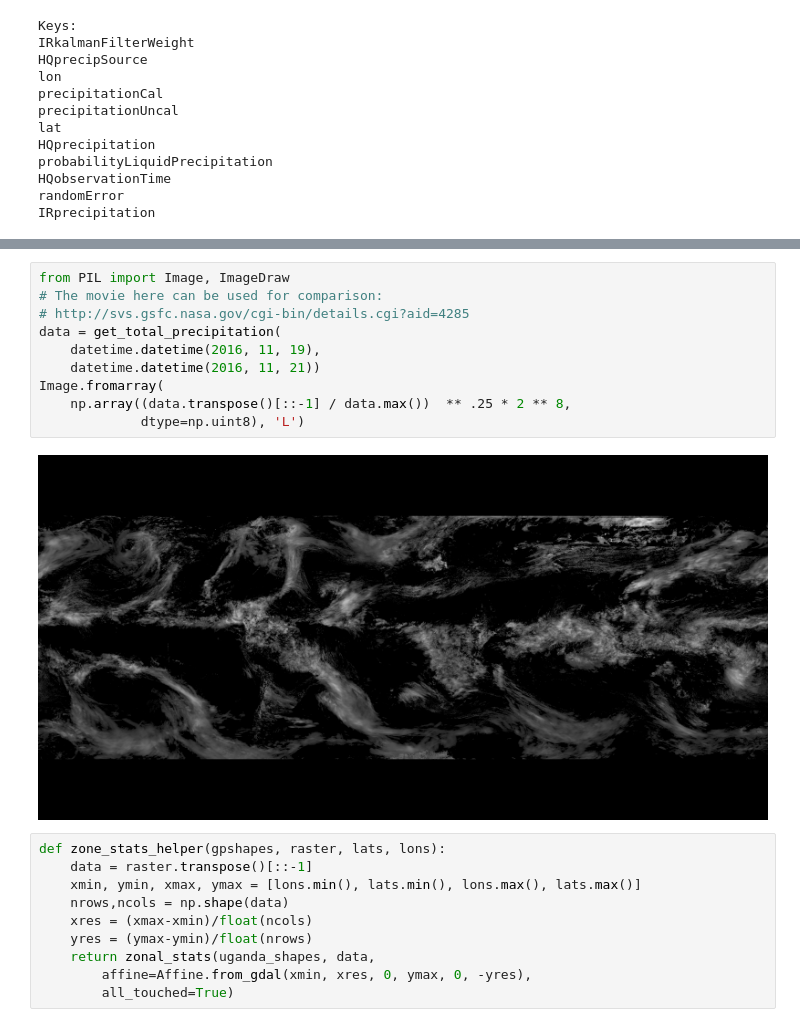
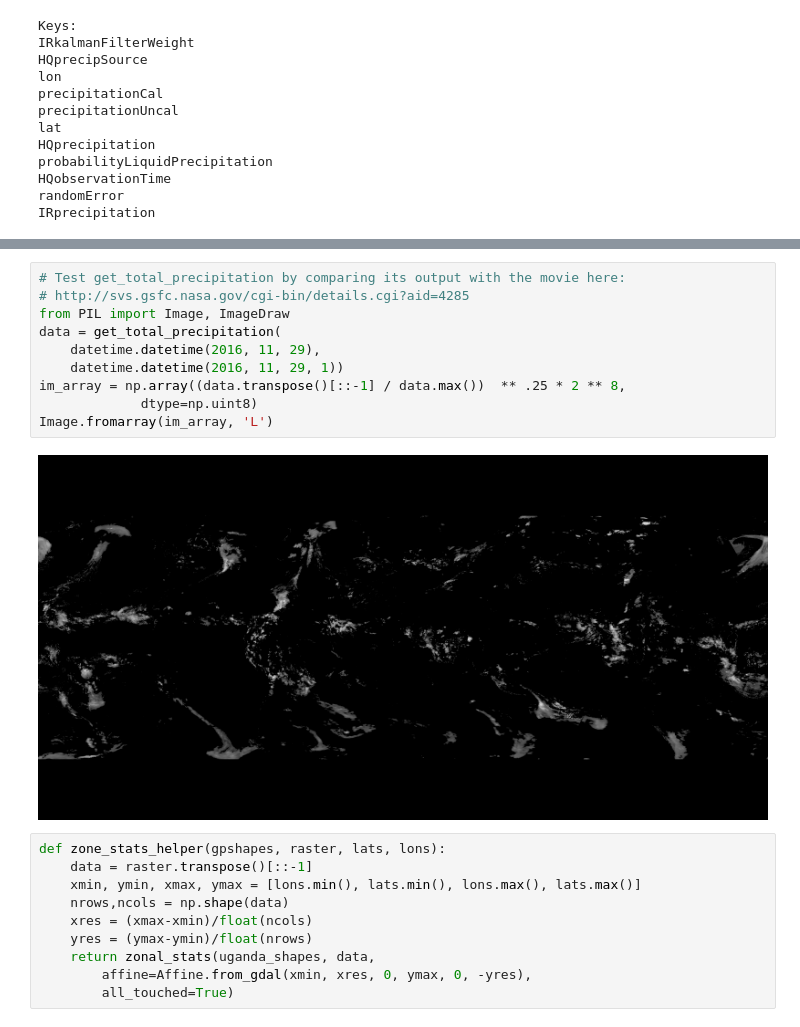
Before and after one commit to nathanathan/GPM-district-precipitation, a Jupyter notebook: uganda-district-precipitation.ipynb, the cells around one changed output, grey strips where cells are left out. Drawn from its saved outputs; the diff is of its cells as text.

```diff
--- a/uganda-district-precipitation.ipynb
+++ b/uganda-district-precipitation.ipynb
@@ -104,16 +126,16 @@ def get_total_precipitation(start_date, end_date):
     return average_precipitation_rate * date_range_hours
 # %%
+# Test get_total_precipitation by comparing its output with the movie here:
+# http://svs.gsfc.nasa.gov/cgi-bin/details.cgi?aid=4285
 from PIL import Image, ImageDraw
-# The movie here can be used for comparison:
-# http://svs.gsfc.nasa.gov/cgi-bin/details.cgi?aid=4285
 data = get_total_precipitation(
-    datetime.datetime(2016, 11, 19),
-    datetime.datetime(2016, 11, 21))
-Image.fromarray(
-    np.array((data.transpose()[::-1] / data.max())  ** .25 * 2 ** 8,
-             dtype=np.uint8), 'L')
+    datetime.datetime(2016, 11, 29),
+    datetime.datetime(2016, 11, 29, 1))
+im_array = np.array((data.transpose()[::-1] / data.max())  ** .25 * 2 ** 8,
+             dtype=np.uint8)
+Image.fromarray(im_array, 'L')
 # %% [output]
-[figure, old version]
+[figure, new version]
 # %%
 def zone_stats_helper(gpshapes, raster, lats, lons):
     data = raster.transpose()[::-1]
```
Also changed, not shown: parts of 16 cells of this notebook, 1 other file.
